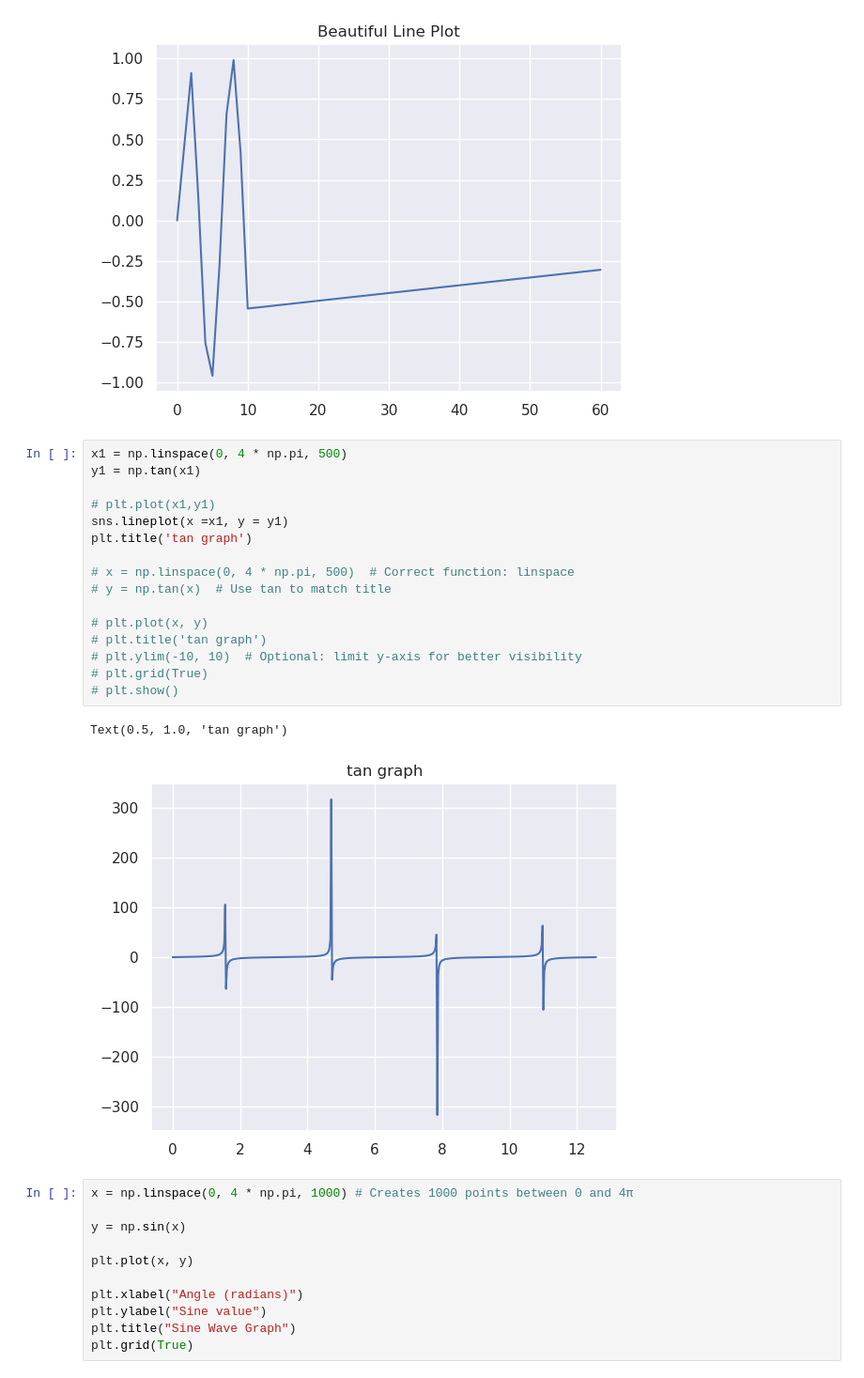
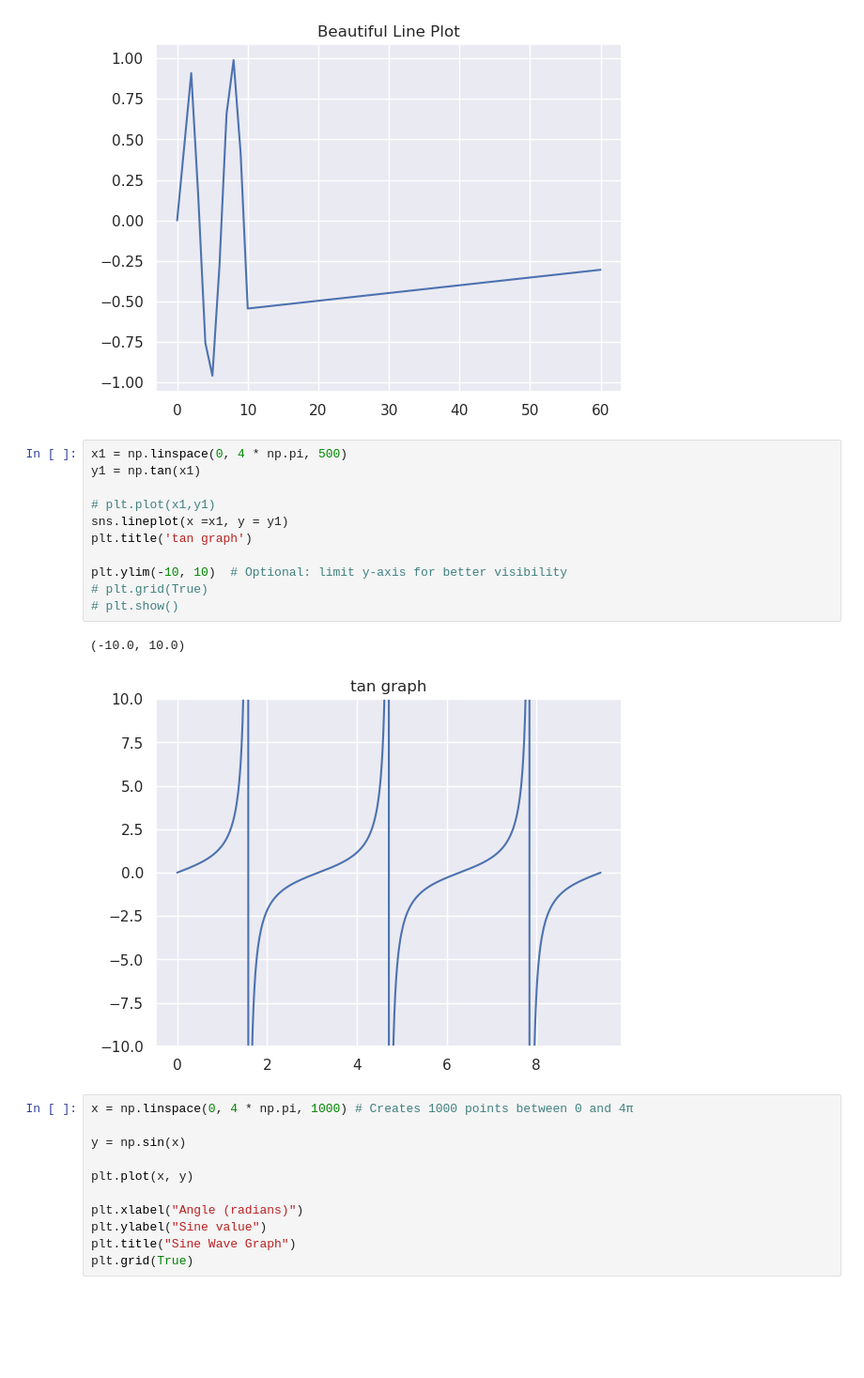
Before and after one commit to vikramsumit/ds, a Jupyter notebook: matplotlib/seaborn_intro.ipynb, the cells around one changed output. Shown: that part at 94% size. Drawn from its saved outputs; the diff is of its cells as text; blank space fills up the shorter version.

```diff
--- a/matplotlib/seaborn_intro.ipynb
+++ b/matplotlib/seaborn_intro.ipynb
@@ -16,22 +16,17 @@ plt.show()
 # %%
 x1 = np.linspace(0, 4 * np.pi, 500)
 y1 = np.tan(x1)
 
 # plt.plot(x1,y1)
 sns.lineplot(x =x1, y = y1)
 plt.title('tan graph')
 
-# x = np.linspace(0, 4 * np.pi, 500)  # Correct function: linspace
-# y = np.tan(x)  # Use tan to match title
-
-# plt.plot(x, y)
-# plt.title('tan graph')
-# plt.ylim(-10, 10)  # Optional: limit y-axis for better visibility
+plt.ylim(-10, 10)  # Optional: limit y-axis for better visibility
 # plt.grid(True)
 # plt.show()
 # %% [output]
-Text(0.5, 1.0, 'tan graph')
+(-10.0, 10.0)
-[figure, old version]
+[figure, new version]
 # %%
 x = np.linspace(0, 4 * np.pi, 1000) # Creates 1000 points between 0 and 4π
 
```
